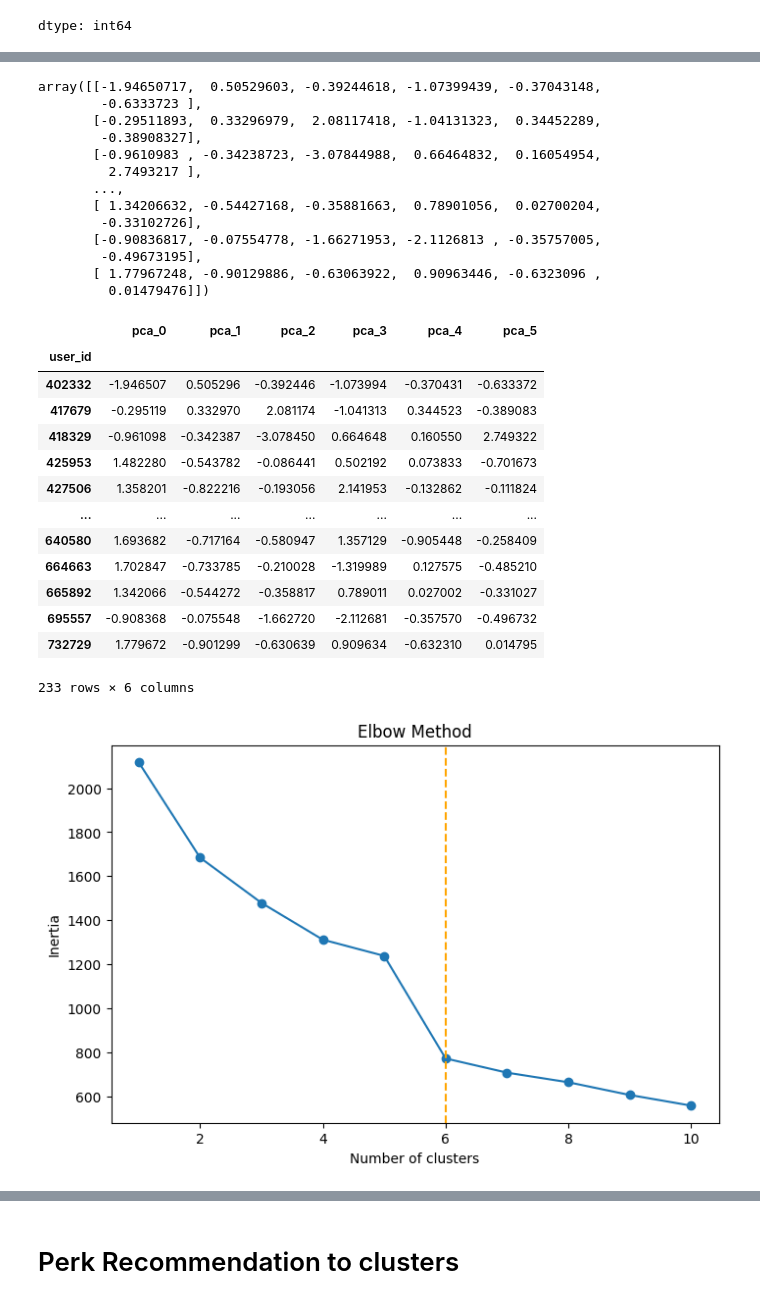
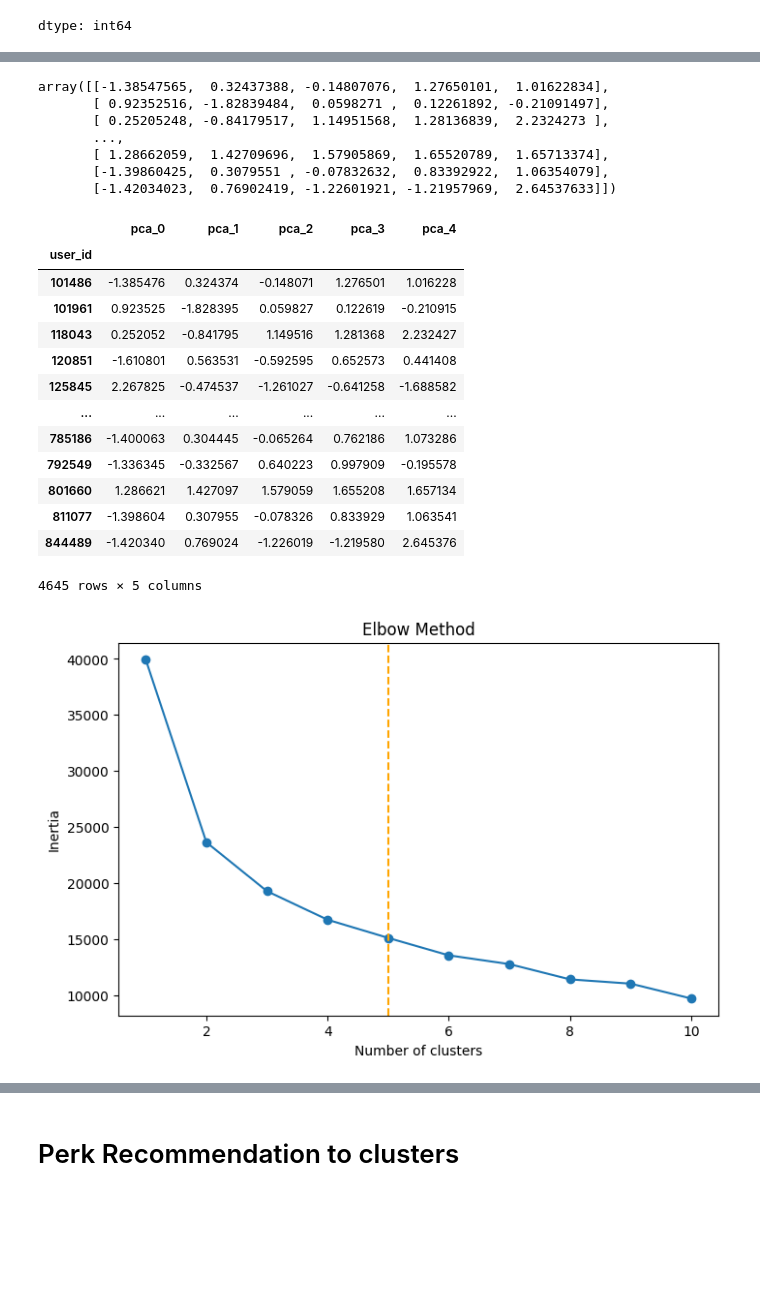
Before and after one commit to sdutt81/TravelTide_Loyalty_Program, a Jupyter notebook: TravelTide_Customer_Segmentation.ipynb, the cells around one changed output, grey strips where cells are left out. Saved outputs shown, nothing was run; the diff lists cells and outputs as text; code cells hidden in the pictures; blank space fills up the shorter version.

```diff
--- a/TravelTide_Customer_Segmentation.ipynb
+++ b/TravelTide_Customer_Segmentation.ipynb
@@ -200,7 +200,7 @@ df_booked_trips.isna().sum()
 | hotel_per_room_usd | 34102 |
 dtype: int64
 # %%
-df_booked_trips = df_booked_trips.dropna()
+df_booked_trips = df_booked_trips.dropna(subset=['flight_discount_amount'])
 # %% [markdown]
 The null values can be dropped aas the % with total data is very low (<10%)
 # %%
@@ -243,6 +243,7 @@ bool_columns
  'return_flight_booked']
 # %%
 #Changing the True & False values to 1 & 0 for applying Machine Learning
+df_booked_trips[bool_columns] = df_booked_trips[bool_columns].fillna(0)
 
 for bool_column in bool_columns:
   df_booked_trips[bool_column] = df_booked_trips[bool_column].astype(int)
@@ -492,7 +476,8 @@ final_features['gender'].value_counts()
 dtype: int64
 # %%
 gender_map = {'F': 0,
-              'M': 1}
+              'M': 1,
+              'O': 0}
 
 final_features['gender'] = final_features['gender'].map(gender_map)
 # %%
@@ -530,6 +515,8 @@ final_features.isna().sum()
 | booking_frequency | 0 |
 | session_recency | 0 |
 dtype: int64
+# %%
+final_features = final_features.fillna(0)
 # %%
 final_features.describe().T
 # %% [output]
@@ -643,60 +630,54 @@ sns.heatmap(np.abs(component_matrix))
 customers_pca = pca.fit_transform(feature_scaled)
 customers_pca
 # %% [output]
-array([[-1.94650717,  0.50529603, -0.39244618, -1.07399439, -0.37043148,
-        -0.6333723 ],
-       [-0.29511893,  0.33296979,  2.08117418, -1.04131323,  0.34452289,
-        -0.38908327],
-       [-0.9610983 , -0.34238723, -3.07844988,  0.66464832,  0.16054954,
-         2.7493217 ],
+array([[-1.38547565,  0.32437388, -0.14807076,  1.27650101,  1.01622834],
+       [ 0.92352516, -1.82839484,  0.0598271 ,  0.12261892, -0.21091497],
+       [ 0.25205248, -0.84179517,  1.14951568,  1.28136839,  2.2324273 ],
        ...,
-       [ 1.34206632, -0.54427168, -0.35881663,  0.78901056,  0.02700204,
-        -0.33102726],
-       [-0.90836817, -0.07554778, -1.66271953, -2.1126813 , -0.35757005,
-        -0.49673195],
-       [ 1.77967248, -0.90129886, -0.63063922,  0.90963446, -0.6323096 ,
-         0.01479476]])
+       [ 1.28662059,  1.42709696,  1.57905869,  1.65520789,  1.65713374],
+       [-1.39860425,  0.3079551 , -0.07832632,  0.83392922,  1.06354079],
+       [-1.42034023,  0.76902419, -1.22601921, -1.21957969,  2.64537633]])
 # %%
 customers_pca = pd.DataFrame(customers_pca)
 customers_pca.index = feature_scaled.index
 customers_pca.columns = [f"pca_{i}"for i in range(customers_pca.shape[1])]
 customers_pca
 # %% [output]
-|  | pca_0 | pca_1 | pca_2 | pca_3 | pca_4 | pca_5 |
-| user_id |  |  |  |  |  |  |
-| 402332 | -1.946507 | 0.505296 | -0.392446 | -1.073994 | -0.370431 | -0.633372 |
-| 417679 | -0.295119 | 0.332970 | 2.081174 | -1.041313 | 0.344523 | -0.389083 |
-| 418329 | -0.961098 | -0.342387 | -3.078450 | 0.664648 | 0.160550 | 2.749322 |
-| 425953 | 1.482280 | -0.543782 | -0.086441 | 0.502192 | 0.073833 | -0.701673 |
-| 427506 | 1.358201 | -0.822216 | -0.193056 | 2.141953 | -0.132862 | -0.111824 |
-| ... | ... | ... | ... | ... | ... | ... |
-| 640580 | 1.693682 | -0.717164 | -0.580947 | 1.357129 | -0.905448 | -0.258409 |
-| 664663 | 1.702847 | -0.733785 | -0.210028 | -1.319989 | 0.127575 | -0.485210 |
-| 665892 | 1.342066 | -0.544272 | -0.358817 | 0.789011 | 0.027002 | -0.331027 |
-| 695557 | -0.908368 | -0.075548 | -1.662720 | -2.112681 | -0.357570 | -0.496732 |
-| 732729 | 1.779672 | -0.901299 | -0.630639 | 0.909634 | -0.632310 | 0.014795 |
+|  | pca_0 | pca_1 | pca_2 | pca_3 | pca_4 |
+| user_id |  |  |  |  |  |
+| 101486 | -1.385476 | 0.324374 | -0.148071 | 1.276501 | 1.016228 |
+| 101961 | 0.923525 | -1.828395 | 0.059827 | 0.122619 | -0.210915 |
+| 118043 | 0.252052 | -0.841795 | 1.149516 | 1.281368 | 2.232427 |
+| 120851 | -1.610801 | 0.563531 | -0.592595 | 0.652573 | 0.441408 |
+| 125845 | 2.267825 | -0.474537 | -1.261027 | -0.641258 | -1.688582 |
+| ... | ... | ... | ... | ... | ... |
+| 785186 | -1.400063 | 0.304445 | -0.065264 | 0.762186 | 1.073286 |
+| 792549 | -1.336345 | -0.332567 | 0.640223 | 0.997909 | -0.195578 |
+| 801660 | 1.286621 | 1.427097 | 1.579059 | 1.655208 | 1.657134 |
+| 811077 | -1.398604 | 0.307955 | -0.078326 | 0.833929 | 1.063541 |
+| 844489 | -1.420340 | 0.769024 | -1.226019 | -1.219580 | 2.645376 |
-233 rows × 6 columns
+4645 rows × 5 columns
 # %%
 # Determine the optimal number of clusters using the Elbow Method
 inertia = []
 for k in range(1, 11):
     kmeans = KMeans(n_clusters=k, random_state=42)
     kmeans.fit(customers_pca)
     inertia.append(kmeans.inertia_)
 
 # Plot the Elbow Method graph
 plt.figure(figsize=(8, 5))
 plt.plot(range(1, 11), inertia, marker='o')
 plt.title('Elbow Method')
 plt.xlabel('Number of clusters')
 plt.ylabel('Inertia')
 
 
 # Add a reference line to help identify the elbow point
-plt.axvline(x=6, color='orange', linestyle='--', label='Elbow Point')
+plt.axvline(x=5, color='orange', linestyle='--', label='Elbow Point')
 
 plt.show()
 # %% [output]
-[figure, old version]
+[figure, new version]
 # %%
 # Choose the optimal number of clusters (e.g., 4)
```
Also changed, not shown: parts of 31 cells of this notebook.
